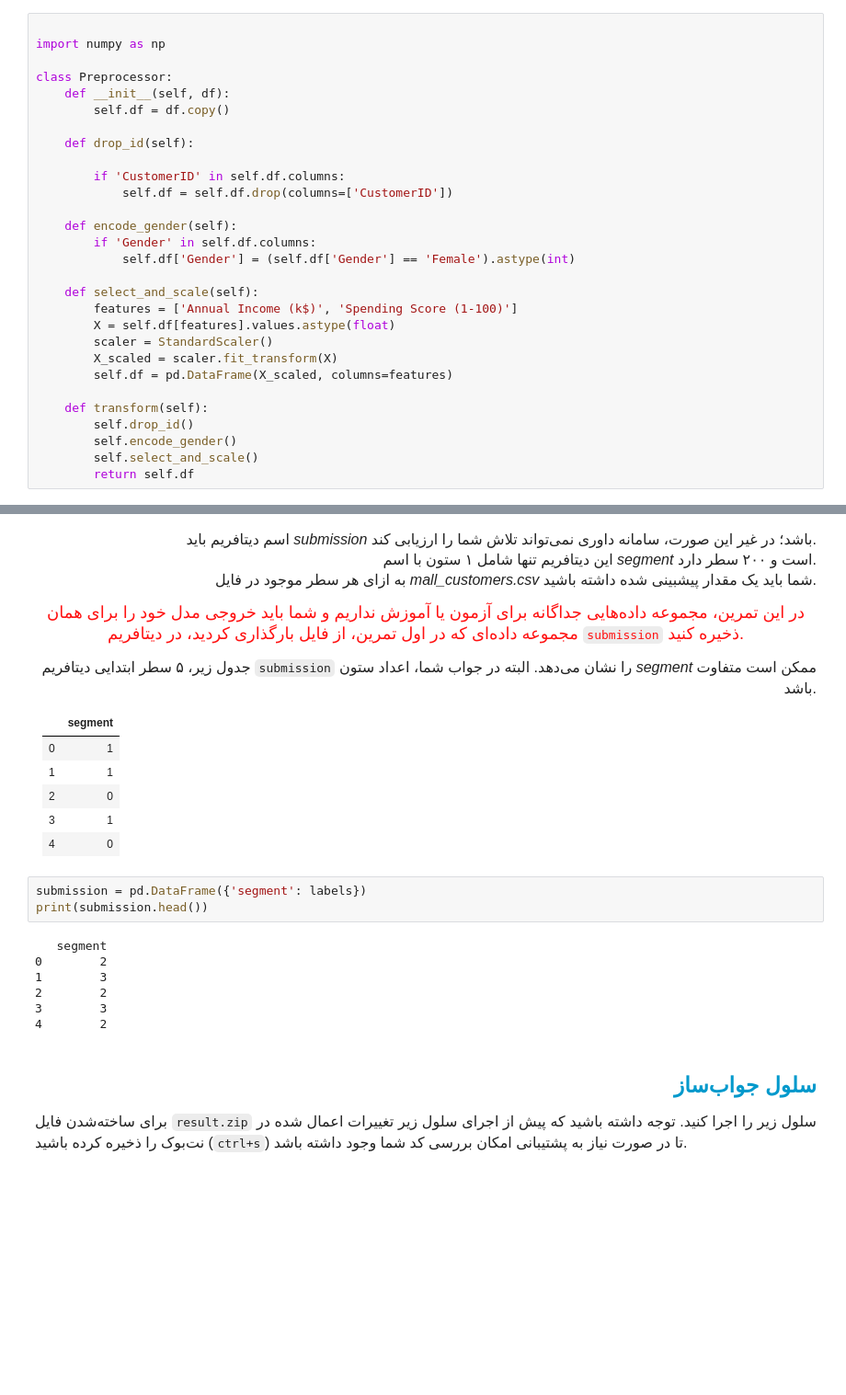
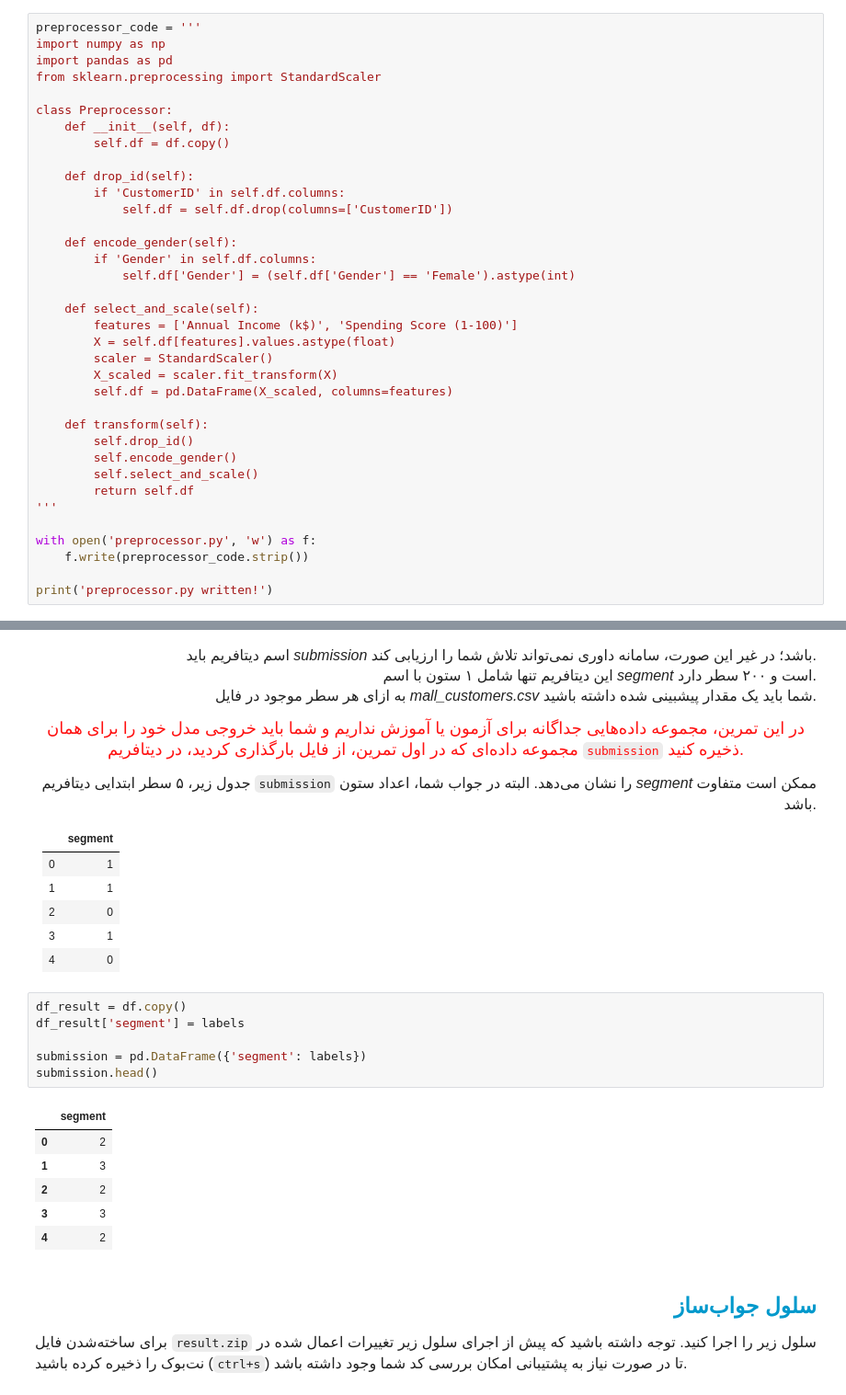
Before and after one commit to AliFazelniya/Quera-Machine-Learning-Jump, a Jupyter notebook: 8. Unsupervised Learning/Practices/Practice 2/mall_customers/notebooks/mall_customer_segmentation.ipynb, the cells around one changed output, grey strips where cells are left out. Shown at 92% size. Drawn from its saved outputs; the diff is of its cells as text; blank space fills up the shorter version.

```diff
--- a/8. Unsupervised Learning/Practices/Practice 2/mall_customers/notebooks/mall_customer_segmentation.ipynb
+++ b/8. Unsupervised Learning/Practices/Practice 2/mall_customers/notebooks/mall_customer_segmentation.ipynb
@@ -202,15 +201,16 @@ class Preprocessor:
         self.select_and_scale()
         return self.df
 # %%
-
+preprocessor_code = '''
 import numpy as np
+import pandas as pd
+from sklearn.preprocessing import StandardScaler
 
 class Preprocessor:
     def __init__(self, df):
         self.df = df.copy()
 
     def drop_id(self):
-
         if 'CustomerID' in self.df.columns:
             self.df = self.df.drop(columns=['CustomerID'])
 
@@ -230,3 +230,9 @@ class Preprocessor:
         self.encode_gender()
         self.select_and_scale()
         return self.df
+'''
+
+with open('preprocessor.py', 'w') as f:
+    f.write(preprocessor_code.strip())
+
+print('preprocessor.py written!')
@@ -477,15 +480,18 @@ Silhouette Score:  0.5547
 </font>
 </div>
 # %%
+df_result = df.copy()
+df_result['segment'] = labels
+
 submission = pd.DataFrame({'segment': labels})
-print(submission.head())
+submission.head()
 # %% [output]
-   segment
-0        2
-1        3
-2        2
-3        3
-4        2
+|  | segment |
+| 0 | 2 |
+| 1 | 3 |
+| 2 | 2 |
+| 3 | 3 |
+| 4 | 2 |
 # %% [markdown]
 <h2 align=right style="line-height:200%;font-family:vazir;color:#0099cc">
 <font face="vazirmatn" color="#0099cc">
```
Also changed, not shown: parts of 10 cells of this notebook, 1 other file.
